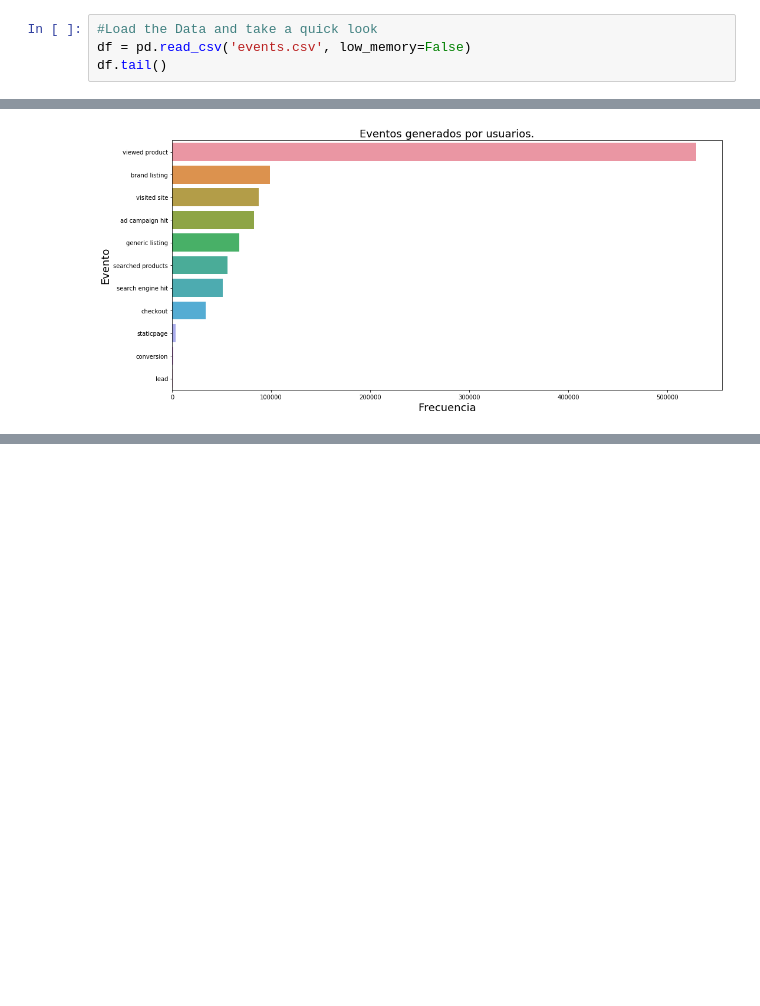
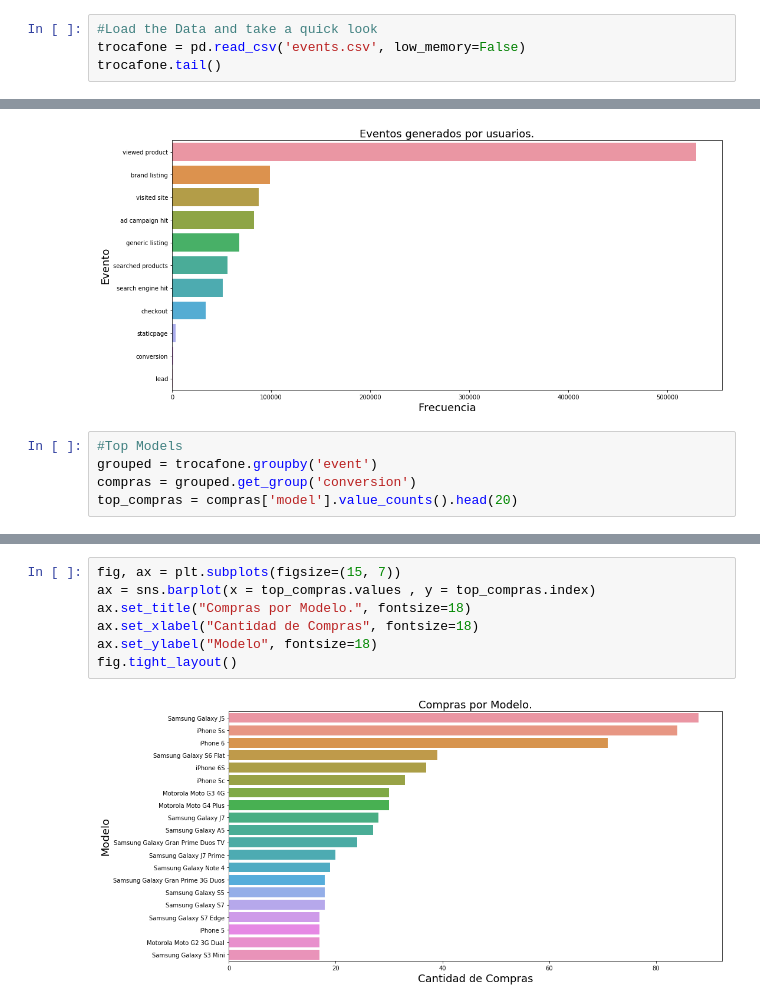
Before and after one commit to emabrea/7506-DATOS-TP1, a Jupyter notebook: Analisis Exploratorio.ipynb, the cells around one changed output, grey strips where cells are left out. Saved outputs shown, nothing was run; the diff lists cells and outputs as text; blank space fills up the shorter version.

```diff
--- a/Analisis Exploratorio.ipynb
+++ b/Analisis Exploratorio.ipynb
@@ -9,8 +9,8 @@ import seaborn as sns
 %matplotlib inline
 # %%
 #Load the Data and take a quick look
-df = pd.read_csv('events.csv', low_memory=False)
-df.tail()
+trocafone = pd.read_csv('events.csv', low_memory=False)
+trocafone.tail()
 # %% [output]
 |  | timestamp | event | person | url | sku | model | condition | storage | color | skus | ... | ... |
 | 1011283 | 2018-06-11 12:31:49 | checkout | ffffa8d1 | NaN | 8512.0 | Samsung Galaxy S7 Edge | Muito Bom | 32GB | Preto | NaN | ... | ... |
@@ -90,3 +90,8 @@ ax.set_ylabel("Evento", fontsize=18)
 fig.tight_layout()
 # %% [output]
 [figure]
+# %%
+#Top Models
+grouped = trocafone.groupby('event')
+compras = grouped.get_group('conversion')
+top_compras = compras['model'].value_counts().head(20)
@@ -92,0 +118,9 @@ fig.tight_layout()
+# %%
+fig, ax = plt.subplots(figsize=(15, 7))
+ax = sns.barplot(x = top_compras.values , y = top_compras.index)
+ax.set_title("Compras por Modelo.", fontsize=18)
+ax.set_xlabel("Cantidad de Compras", fontsize=18)
+ax.set_ylabel("Modelo", fontsize=18)
+fig.tight_layout()
+# %% [output]
+[figure, added]
```
Also changed, not shown: parts of 6 cells of this notebook, 2 other files.
